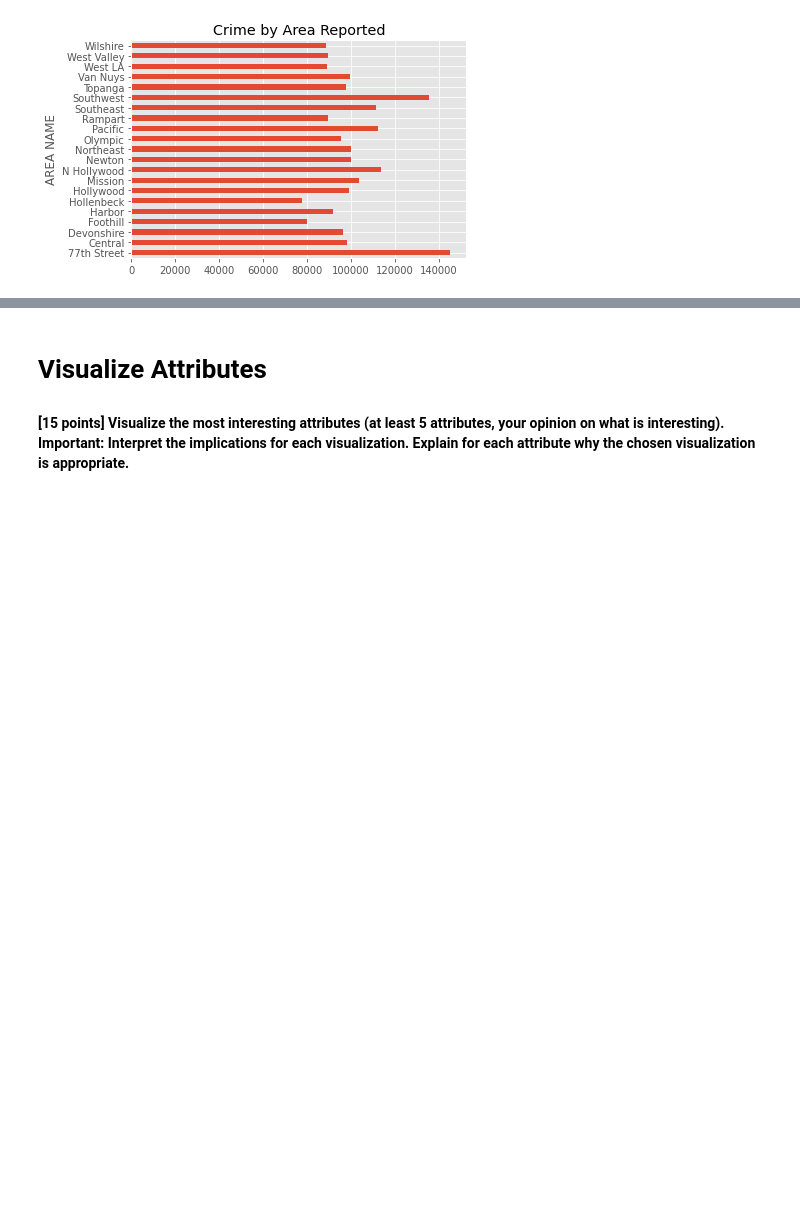
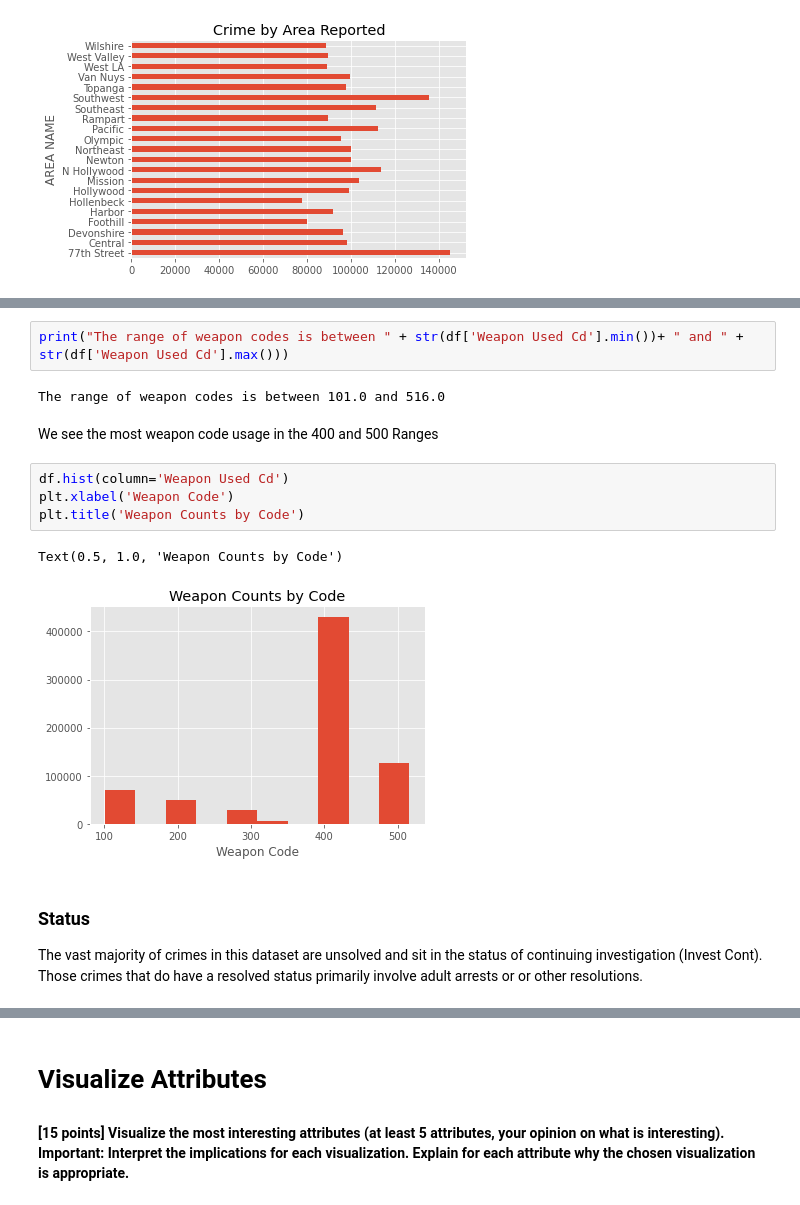
Before and after one commit to julia-codes/MSDS-ML1-VisualizationAndDataProcessing, a Jupyter notebook: Lab1_VisualizationAndDataPreprocessing.ipynb, the cells around one changed output, grey strips where cells are left out. Saved outputs shown, nothing was run; the diff lists cells and outputs as text; blank space fills up the shorter version.

```diff
--- a/Lab1_VisualizationAndDataPreprocessing.ipynb
+++ b/Lab1_VisualizationAndDataPreprocessing.ipynb
@@ -1218,0 +1232,16 @@ area_crime_count.plot.barh(title= 'Crime by Area Reported')
+# %%
+print("The range of weapon codes is between " + str(df['Weapon Used Cd'].min())+ " and " + str(df['Weapon Used Cd'].max()))
+# %% [output]
+The range of weapon codes is between 101.0 and 516.0
+# %% [markdown]
+We see the most weapon code usage in the 400 and 500 Ranges
+# %%
+df.hist(column='Weapon Used Cd')
+plt.xlabel('Weapon Code')
+plt.title('Weapon Counts by Code')
+# %% [output]
+Text(0.5, 1.0, 'Weapon Counts by Code')
+[figure, added]
+# %% [markdown]
+### Status
+The vast majority of crimes in this dataset are unsolved and sit in the status of continuing investigation (Invest Cont). Those crimes that do have a resolved status primarily involve adult arrests or or other resolutions.
```
Also changed, not shown: parts of 16 cells of this notebook.
